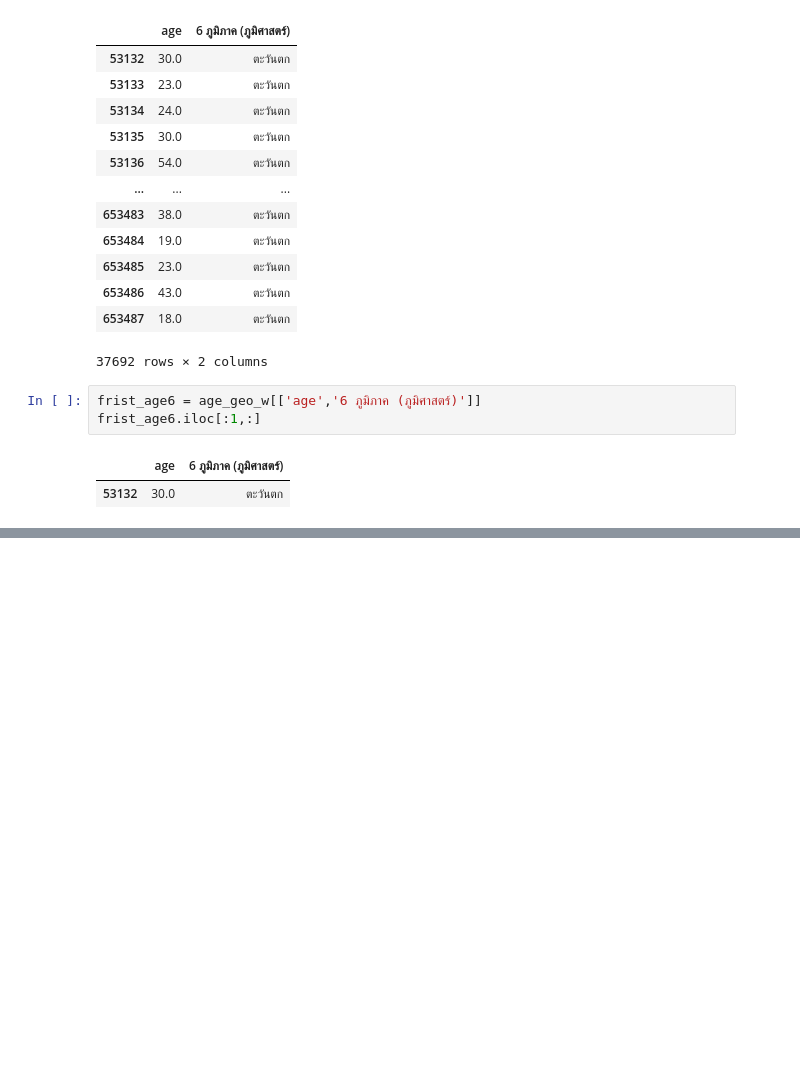
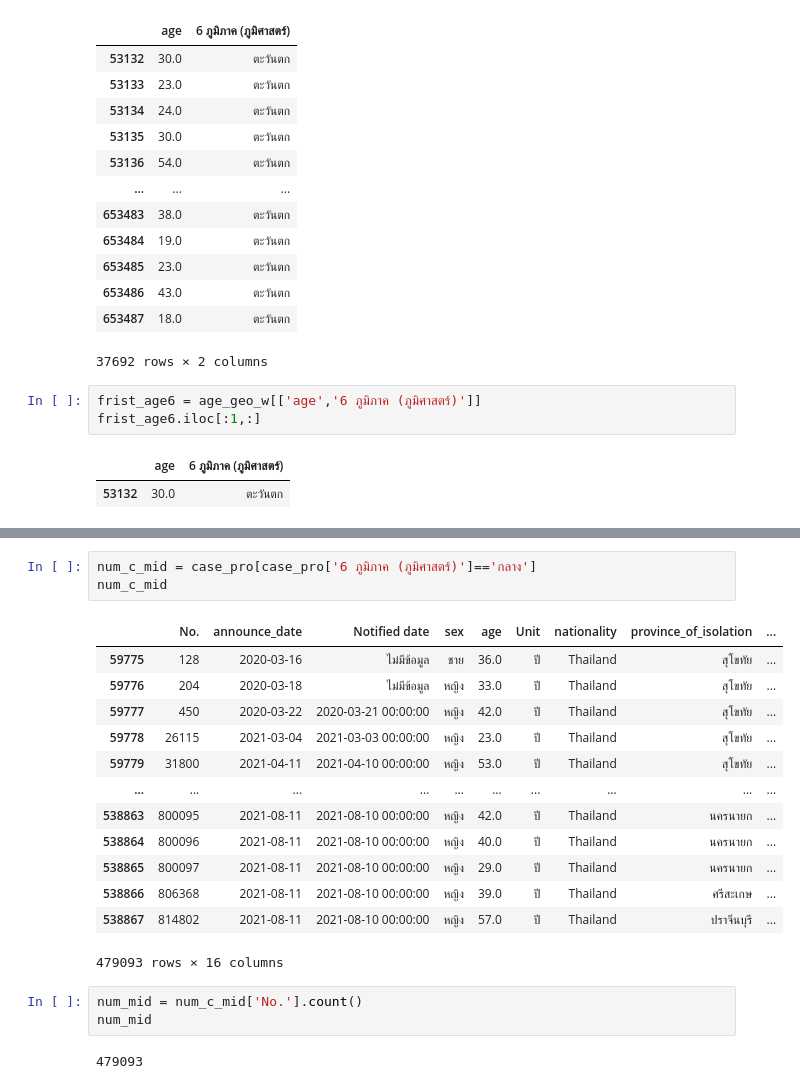
Before and after one commit to Ppangchon/data_viz_2022, a Jupyter notebook: BasicPython&DataViz midterm2022.ipynb, the cells around one changed output, grey strips where cells are left out. Drawn from its saved outputs; the diff is of its cells as text; blank space fills up the shorter version.

```diff
--- a/BasicPython&DataViz midterm2022.ipynb
+++ b/BasicPython&DataViz midterm2022.ipynb
@@ -357,0 +816,22 @@ frist_age6.iloc[:1,:]
+# %%
+num_c_mid = case_pro[case_pro['6 ภูมิภาค (ภูมิศาสตร์)']=='กลาง']
+num_c_mid
+# %% [output]
+|  | No. | announce_date | Notified date | sex | age | Unit | nationality | province_of_isolation | ... |
+| 59775 | 128 | 2020-03-16 | ไม่มีข้อมูล | ชาย | 36.0 | ปี | Thailand | สุโขทัย | ... |
+| 59776 | 204 | 2020-03-18 | ไม่มีข้อมูล | หญิง | 33.0 | ปี | Thailand | สุโขทัย | ... |
+| 59777 | 450 | 2020-03-22 | 2020-03-21 00:00:00 | หญิง | 42.0 | ปี | Thailand | สุโขทัย | ... |
+| 59778 | 26115 | 2021-03-04 | 2021-03-03 00:00:00 | หญิง | 23.0 | ปี | Thailand | สุโขทัย | ... |
+| 59779 | 31800 | 2021-04-11 | 2021-04-10 00:00:00 | หญิง | 53.0 | ปี | Thailand | สุโขทัย | ... |
+| ... | ... | ... | ... | ... | ... | ... | ... | ... | ... |
+| 538863 | 800095 | 2021-08-11 | 2021-08-10 00:00:00 | หญิง | 42.0 | ปี | Thailand | นครนายก | ... |
+| 538864 | 800096 | 2021-08-11 | 2021-08-10 00:00:00 | หญิง | 40.0 | ปี | Thailand | นครนายก | ... |
+| 538865 | 800097 | 2021-08-11 | 2021-08-10 00:00:00 | หญิง | 29.0 | ปี | Thailand | นครนายก | ... |
+| 538866 | 806368 | 2021-08-11 | 2021-08-10 00:00:00 | หญิง | 39.0 | ปี | Thailand | ศรีสะเกษ | ... |
+| 538867 | 814802 | 2021-08-11 | 2021-08-10 00:00:00 | หญิง | 57.0 | ปี | Thailand | ปราจีนบุรี | ... |
+479093 rows × 16 columns
+# %%
+num_mid = num_c_mid['No.'].count()
+num_mid
+# %% [output]
+479093
```
Also changed, not shown: parts of 77 cells of this notebook.
